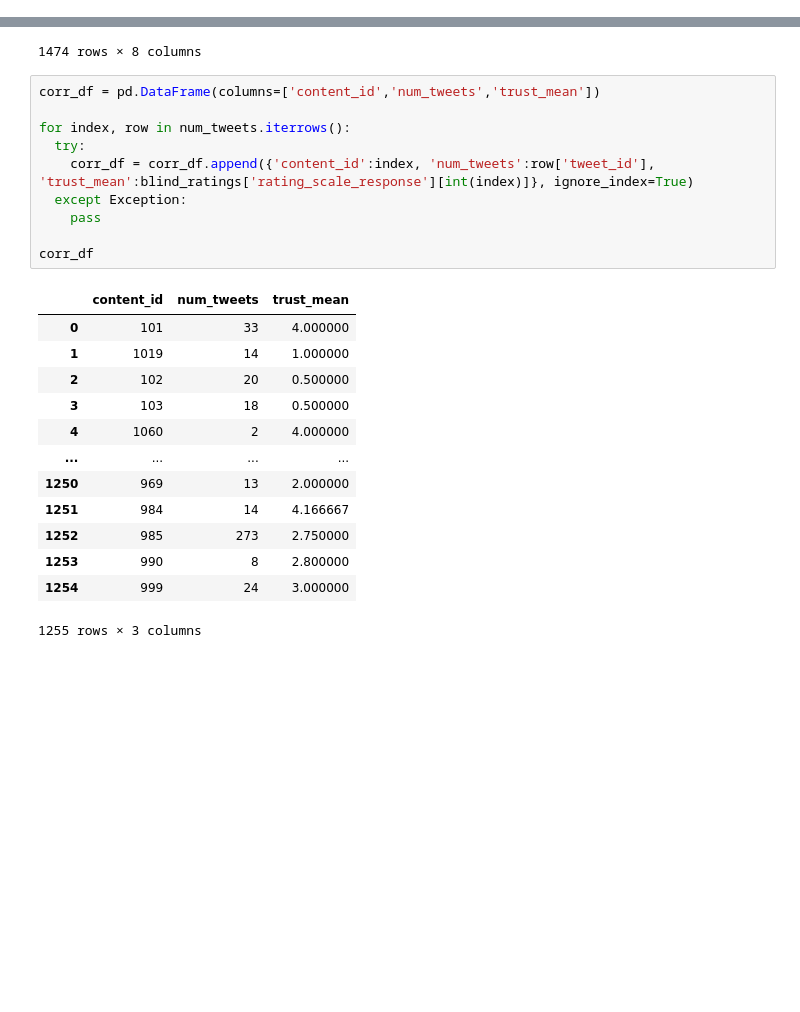
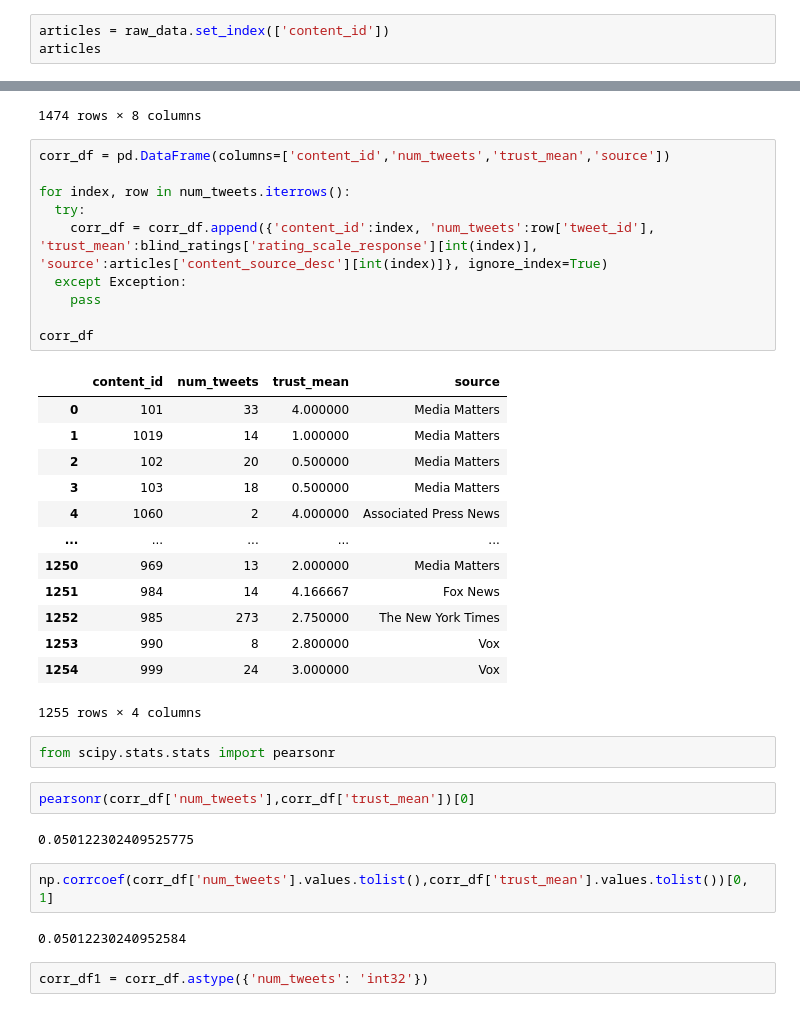
Before and after one commit to fagan2888/tweet-url-relationships, a Jupyter notebook: notebooks/Tweet Trust Correlation.ipynb, the cells around one changed output, grey strips where cells are left out. Cells and saved outputs as stored; diff of their text form; blank space fills up the shorter version.

```diff
--- a/notebooks/Tweet Trust Correlation.ipynb
+++ b/notebooks/Tweet Trust Correlation.ipynb
@@ -68,3 +68,6 @@ knight_data_ratings 100%[===================>]   2.24M  --.-KB/s    in 0.03s
 # %%
 raw_data = pd.read_csv("knight_data_articles.csv")
 #raw_data.head()
+# %%
+articles = raw_data.set_index(['content_id'])
+articles
@@ -154,26 +172,38 @@ num_tweets
 | blank | 1584 | 1584 | 1584 | 1584 | 1584 | 1584 | 1526 | blank |
 1474 rows × 8 columns
 # %%
-corr_df = pd.DataFrame(columns=['content_id','num_tweets','trust_mean'])
+corr_df = pd.DataFrame(columns=['content_id','num_tweets','trust_mean','source'])
 
 for index, row in num_tweets.iterrows():
   try:
-    corr_df = corr_df.append({'content_id':index, 'num_tweets':row['tweet_id'], 'trust_mean':blind_ratings['rating_scale_response'][int(index)]}, ignore_index=True)
+    corr_df = corr_df.append({'content_id':index, 'num_tweets':row['tweet_id'], 'trust_mean':blind_ratings['rating_scale_response'][int(index)], 'source':articles['content_source_desc'][int(index)]}, ignore_index=True)
   except Exception:
     pass
 
 corr_df
 # %% [output]
-|  | content_id | num_tweets | trust_mean |
-| 0 | 101 | 33 | 4.000000 |
-| 1 | 1019 | 14 | 1.000000 |
-| 2 | 102 | 20 | 0.500000 |
-| 3 | 103 | 18 | 0.500000 |
-| 4 | 1060 | 2 | 4.000000 |
-| ... | ... | ... | ... |
-| 1250 | 969 | 13 | 2.000000 |
-| 1251 | 984 | 14 | 4.166667 |
-| 1252 | 985 | 273 | 2.750000 |
-| 1253 | 990 | 8 | 2.800000 |
-| 1254 | 999 | 24 | 3.000000 |
+|  | content_id | num_tweets | trust_mean | source |
+| 0 | 101 | 33 | 4.000000 | Media Matters |
+| 1 | 1019 | 14 | 1.000000 | Media Matters |
+| 2 | 102 | 20 | 0.500000 | Media Matters |
+| 3 | 103 | 18 | 0.500000 | Media Matters |
+| 4 | 1060 | 2 | 4.000000 | Associated Press News |
+| ... | ... | ... | ... | ... |
+| 1250 | 969 | 13 | 2.000000 | Media Matters |
+| 1251 | 984 | 14 | 4.166667 | Fox News |
+| 1252 | 985 | 273 | 2.750000 | The New York Times |
+| 1253 | 990 | 8 | 2.800000 | Vox |
+| 1254 | 999 | 24 | 3.000000 | Vox |
-1255 rows × 3 columns
+1255 rows × 4 columns
+# %%
+from scipy.stats.stats import pearsonr
+# %%
+pearsonr(corr_df['num_tweets'],corr_df['trust_mean'])[0]
+# %% [output]
+0.050122302409525775
+# %%
+np.corrcoef(corr_df['num_tweets'].values.tolist(),corr_df['trust_mean'].values.tolist())[0, 1]
+# %% [output]
+0.05012230240952584
+# %%
+corr_df1 = corr_df.astype({'num_tweets': 'int32'})
```
Also changed, not shown: parts of 3 cells of this notebook.
